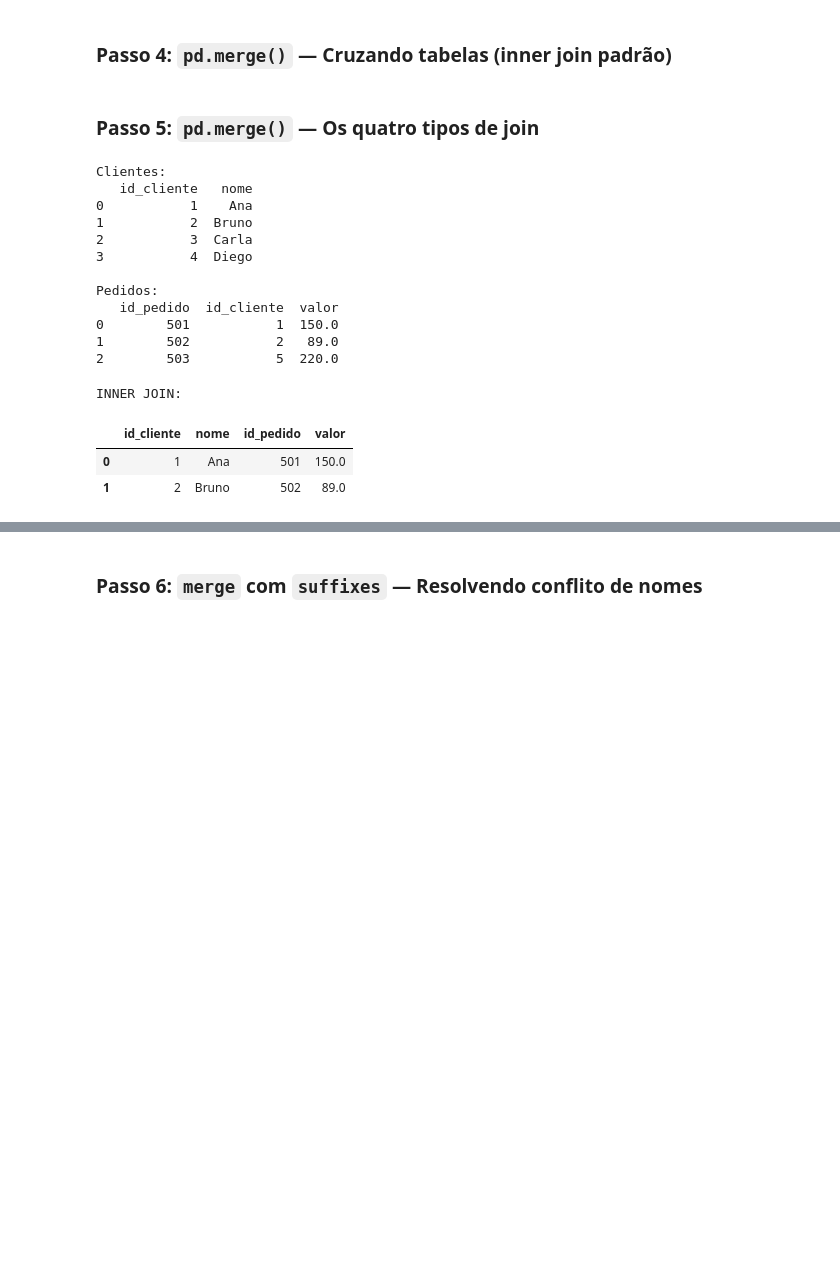
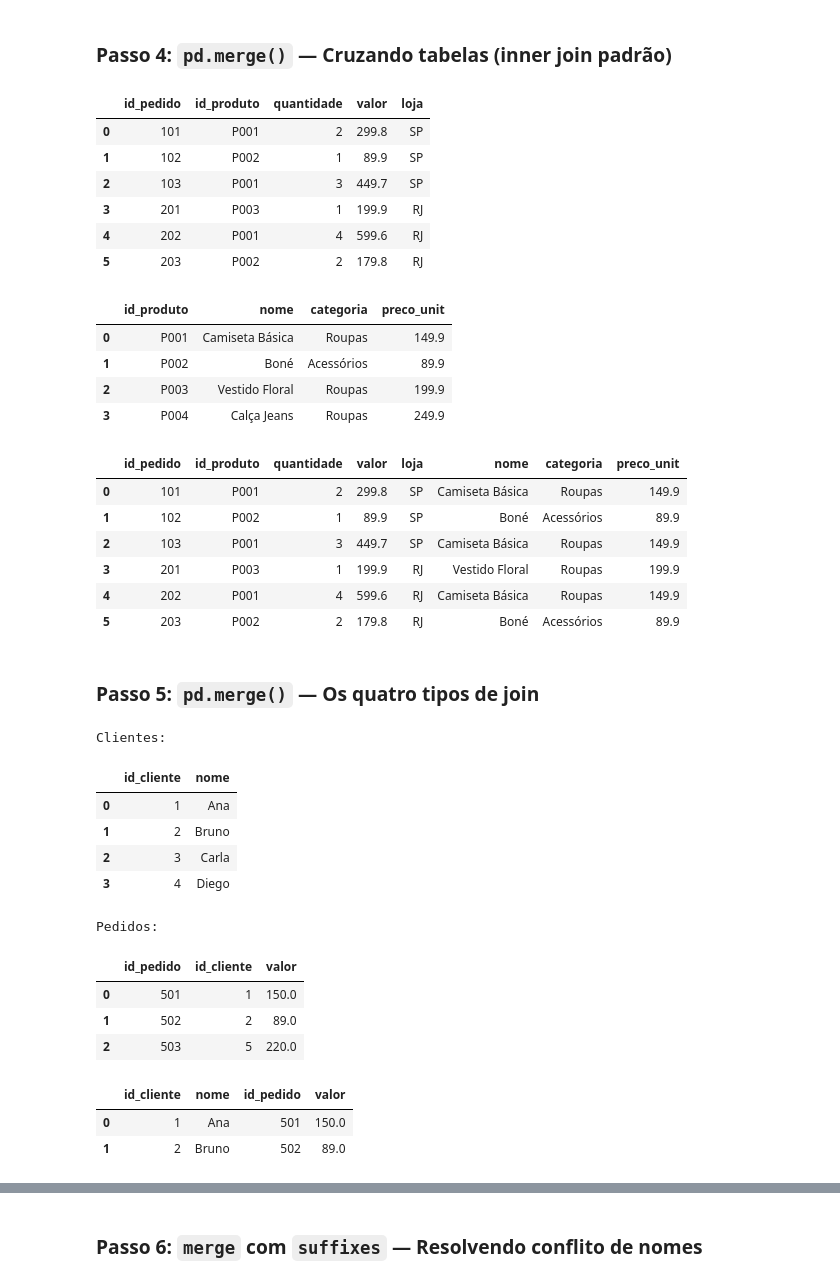
Before and after one commit to isnar-oliver/techProgPython, a Jupyter notebook: 5_pandas_manipulacao_tabelas_Alunos.ipynb, the cells around one changed output, grey strips where cells are left out. Drawn from its saved outputs; the diff is of its cells as text; code cells hidden in the pictures; blank space fills up the shorter version.

```diff
--- a/5_pandas_manipulacao_tabelas_Alunos.ipynb
+++ b/5_pandas_manipulacao_tabelas_Alunos.ipynb
@@ -106,3 +103,10 @@ Catálogo de Produtos:
 3       P004      Calça Jeans      Roupas       249.9
 # %% [markdown]
 ### Passo 2: `pd.concat()` — Empilhando verticalmente (axis=0)
+# %%
+# Concatenar as lojas de SP e RJ
+# axis = 0 (padrão) = junta uma embaixo da outra (adiciona linhas)
+
+vendas_lojas = pd.concat([vendas_sp, vendas_rj], axis=0, ignore_index=True) #Criar indice novo único e sequencial
+print("\nVendas combinadas (SP + RJ):")
+display(vendas_lojas)
@@ -211,6 +246,31 @@ O parâmetro `on=` define qual coluna é a chave. Se as colunas têm nomes difer
 # %%
 # Cruzando vendas com o catálogo de produtos pela coluna 'id_produto'
 # inner join (padrão): só retorna linhas que existem nas DUAS tabelas
+display(vendas_lojas)
+display(produtos)
+
+vendas_inner = pd.merge(vendas_lojas, produtos, on='id', how='inner')
+display(vendas_inner)
+# %% [output]
+|  | id_pedido | id_produto | quantidade | valor | loja |
+| 0 | 101 | P001 | 2 | 299.8 | SP |
+| 1 | 102 | P002 | 1 | 89.9 | SP |
+| 2 | 103 | P001 | 3 | 449.7 | SP |
+| 3 | 201 | P003 | 1 | 199.9 | RJ |
+| 4 | 202 | P001 | 4 | 599.6 | RJ |
+| 5 | 203 | P002 | 2 | 179.8 | RJ |
+|  | id_produto | nome | categoria | preco_unit |
+| 0 | P001 | Camiseta Básica | Roupas | 149.9 |
+| 1 | P002 | Boné | Acessórios | 89.9 |
+| 2 | P003 | Vestido Floral | Roupas | 199.9 |
+| 3 | P004 | Calça Jeans | Roupas | 249.9 |
+|  | id_pedido | id_produto | quantidade | valor | loja | nome | categoria | preco_unit |
+| 0 | 101 | P001 | 2 | 299.8 | SP | Camiseta Básica | Roupas | 149.9 |
+| 1 | 102 | P002 | 1 | 89.9 | SP | Boné | Acessórios | 89.9 |
+| 2 | 103 | P001 | 3 | 449.7 | SP | Camiseta Básica | Roupas | 149.9 |
+| 3 | 201 | P003 | 1 | 199.9 | RJ | Vestido Floral | Roupas | 199.9 |
+| 4 | 202 | P001 | 4 | 599.6 | RJ | Camiseta Básica | Roupas | 149.9 |
+| 5 | 203 | P002 | 2 | 179.8 | RJ | Boné | Acessórios | 89.9 |
 # %% [markdown]
 ### Passo 5: `pd.merge()` — Os quatro tipos de join
 # %%
@@ -229,30 +289,27 @@ pedidos_clientes = pd.DataFrame({
 })
 
 print("Clientes:")
-print(clientes)
+display(clientes)
 print("\nPedidos:")
-print(pedidos_clientes)
+display(pedidos_clientes)
 print()
 # %% [output]
 Clientes:
-   id_cliente   nome
-0           1    Ana
-1           2  Bruno
-2           3  Carla
-3           4  Diego
-
-Pedidos:
-   id_pedido  id_cliente  valor
-0        501           1  150.0
-1        502           2   89.0
-2        503           5  220.0
+|  | id_cliente | nome |
+| 0 | 1 | Ana |
+| 1 | 2 | Bruno |
+| 2 | 3 | Carla |
+| 3 | 4 | Diego |
+Pedidos:
+|  | id_pedido | id_cliente | valor |
+| 0 | 501 | 1 | 150.0 |
+| 1 | 502 | 2 | 89.0 |
+| 2 | 503 | 5 | 220.0 |
 # %%
 # --- INNER: só os que existem nos dois lados ---
-clientes_pedidos_inner = pd.merge(clientes, pedidos_clientes, on='id_cliente', how='inner')
-print("INNER JOIN:")
-display(clientes_pedidos_inner)
+inner = pd.merge(clientes, pedidos_clientes, on='id_cliente', how='inner')
+display(inner)
 # %% [output]
-INNER JOIN:
 |  | id_cliente | nome | id_pedido | valor |
 | 0 | 1 | Ana | 501 | 150.0 |
 | 1 | 2 | Bruno | 502 | 89.0 |
```
Also changed, not shown: parts of 31 cells of this notebook, 3 other files.
